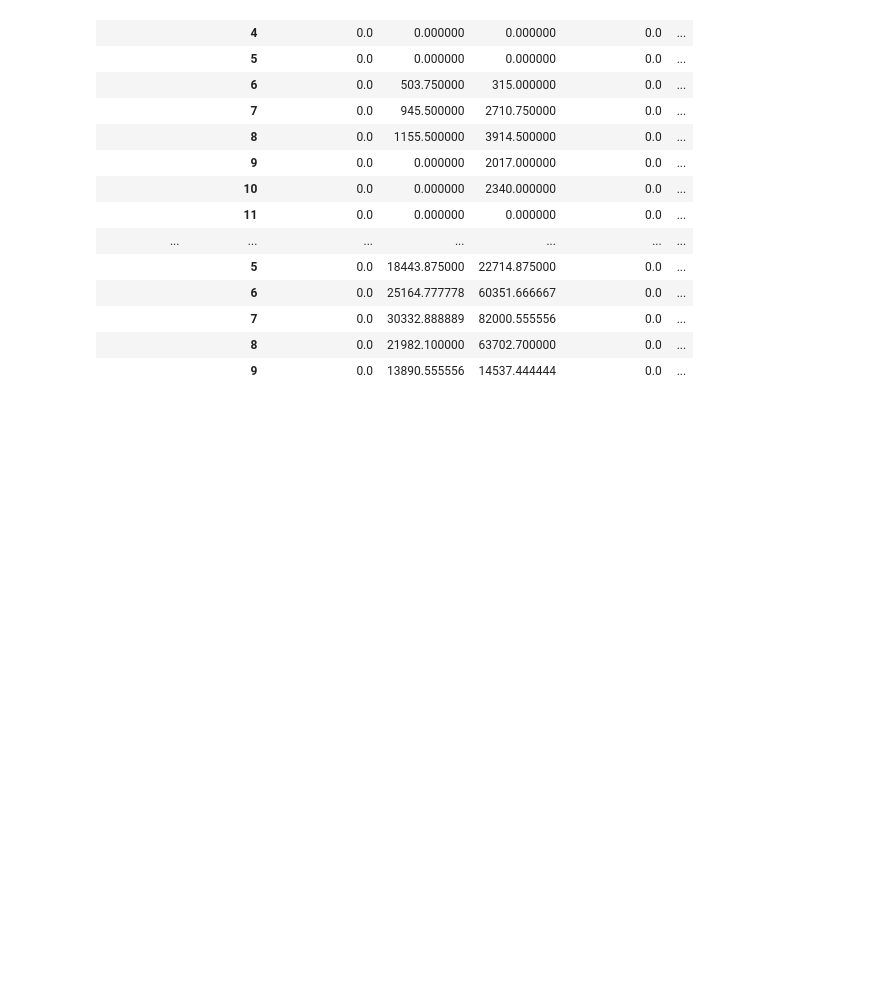
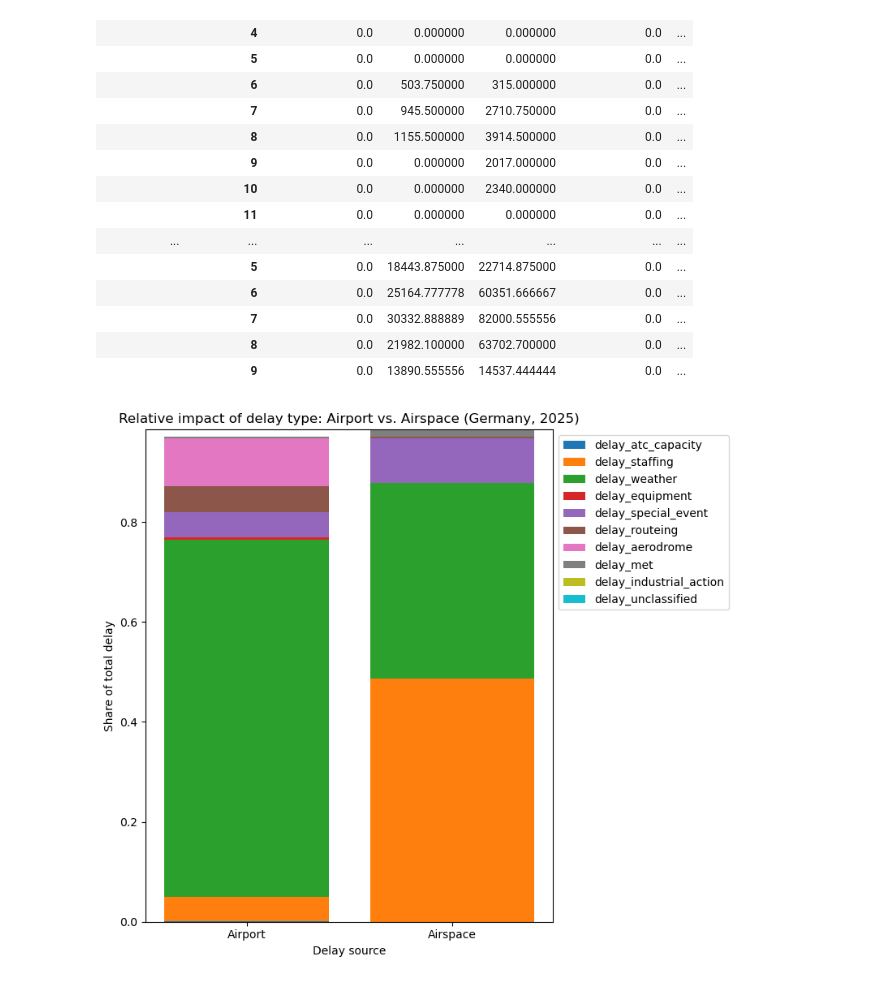
Before and after one commit to sdemmler/airport-performance-analyzer, a Jupyter notebook: notebooks/02_delay_cause.ipynb, the cells around one changed output. Saved outputs shown, nothing was run; the diff lists cells and outputs as text; code cells hidden in the pictures; blank space fills up the shorter version.

```diff
--- a/notebooks/02_delay_cause.ipynb
+++ b/notebooks/02_delay_cause.ipynb
@@ -179,13 +179,13 @@ df_delay_cause_airspace_year.head(20)
 | Azerbaijan | 2026 | 0.0 | 0.0 | 0.0 | 0.0 | 147.0 | ... |
 # %%
 # Reset index
-df_delay_cause_airspace_year = df_delay_cause_airspace_year.reset_index()
+df_delay_cause_airspace_year_reset = df_delay_cause_airspace_year.reset_index()
 
 # countries
-countries_delay_cause_airspace = df_delay_cause_airspace_year["country_name"].unique()
+countries_delay_cause_airspace = df_delay_cause_airspace_year_reset["country_name"].unique()
 
 # Boxplot data: one array per country
-data = [df_delay_cause_airspace_year[df_delay_cause_airspace_year["country_name"] == c]["total_delay"].values for c in countries_delay_cause_airspace]
+data = [df_delay_cause_airspace_year_reset[df_delay_cause_airspace_year_reset["country_name"] == c]["total_delay"].values for c in countries_delay_cause_airspace]
 
 # Plot
 fig, ax = plt.subplots(figsize=(20, 6))
@@ -225,3 +225,50 @@ df_delay_cause_airspace_month_avg.head(20)
 |  | 7 | 0.0 | 30332.888889 | 82000.555556 | 0.0 | ... |
 |  | 8 | 0.0 | 21982.100000 | 63702.700000 | 0.0 | ... |
 |  | 9 | 0.0 | 13890.555556 | 14537.444444 | 0.0 | ... |
+# %%
+# Comparison delay cause airport vs. delay en-route
+# Filter (to set in streamlit)
+year_filter = 2025
+country_filter = "Germany"
+
+# Delay types
+delay_cols = [
+    "delay_atc_capacity", "delay_staffing", "delay_weather", "delay_equipment",
+    "delay_special_event", "delay_routeing", "delay_aerodrome", "delay_met",
+    "delay_industrial_action", "delay_unclassified"
+]
+
+# get rows from each df incl. total_delay
+airport_row  = df_delay_cause_airport.loc[(country_filter, year_filter)]
+airspace_row = df_delay_cause_airspace_year.loc[(country_filter, year_filter)]
+
+# combine rows from the two dfs
+df_compare = pd.DataFrame(
+    [airport_row[delay_cols], airspace_row[delay_cols]],
+    index=["Airport", "Airspace"]
+)
+
+# total_delay for airport and airspace
+totals = pd.Series(
+    [airport_row["total_delay"], airspace_row["total_delay"]],
+    index=["Airport", "Airspace"]
+)
+
+# normalize
+df_compare = df_compare.div(totals, axis=0).fillna(0)
+
+# Plot
+fig, ax = plt.subplots(figsize=(8, 7))
+bottom = [0] * len(df_compare)
+for col in delay_cols:
+    ax.bar(df_compare.index, df_compare[col], label=col, bottom=bottom)
+    bottom = [b + v for b, v in zip(bottom, df_compare[col].fillna(0))]
+
+ax.set_xlabel("Delay source")
+ax.set_ylabel("Share of total delay")
+ax.set_title(f"Relative impact of delay type: Airport vs. Airspace ({country_filter}, {year_filter})")
+ax.legend(loc="upper left", bbox_to_anchor=(1, 1))
+plt.tight_layout()
+plt.show()
+# %% [output]
+[figure, added]
```
Also changed, not shown: parts of 1 cell of this notebook.
